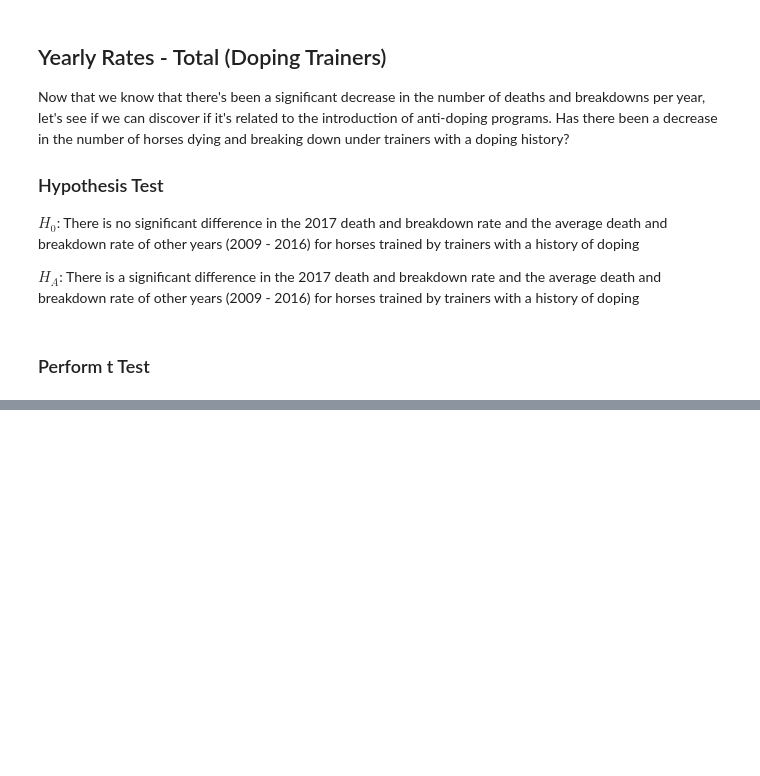
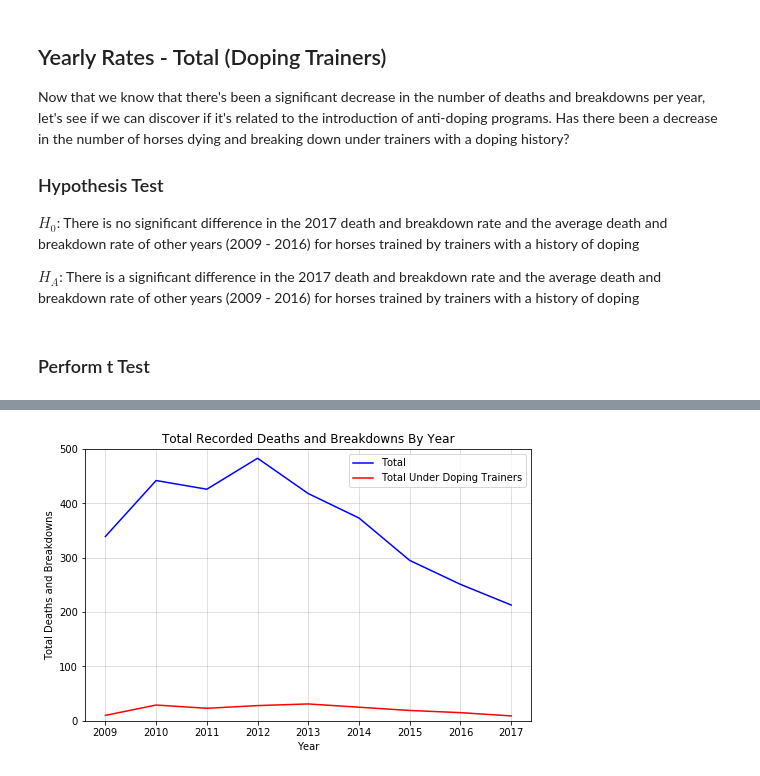
Before and after one commit to isabelvanzijl/Capstone-Project-1, a Jupyter notebook: Inferential_Statistics.ipynb, the cells around one changed output, grey strips where cells are left out. Saved outputs shown, nothing was run; the diff lists cells and outputs as text; code cells hidden in the pictures; blank space fills up the shorter version.

```diff
--- a/Inferential_Statistics.ipynb
+++ b/Inferential_Statistics.ipynb
@@ -110,0 +130,14 @@ p (unrounded) is  0.000842307171112
+# %%
+# plot yearly totals and yearly totals under doping trainers
+_ = plt.subplots(figsize=(8,5))
+_ = plt.plot(year_total['Year'], year_total['Total'], color='blue')
+_ = plt.plot(doped_year_total['Year'], doped_year_total['Total'], color='red')
+_ = plt.xlabel('Year')
+_ = plt.ylabel('Total Deaths and Breakdowns')
+_ = plt.title('Total Recorded Deaths and Breakdowns By Year')
+_ = plt.legend(('Total', 'Total Under Doping Trainers'))
+_ = plt.ylim([0,500])
+_ = plt.grid(alpha=.5)
+plt.show()
+# %% [output]
+[figure, added]
```
Also changed, not shown: parts of 14 cells of this notebook.
